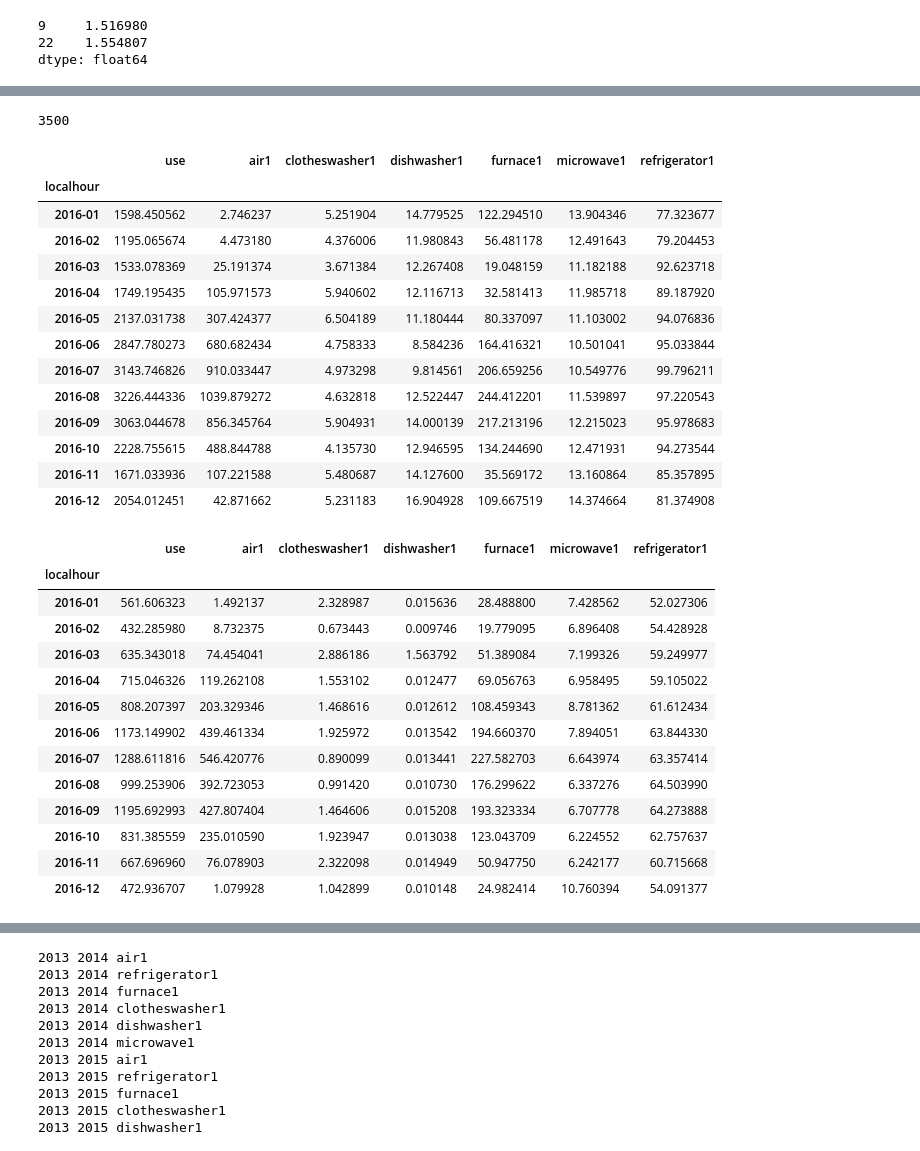
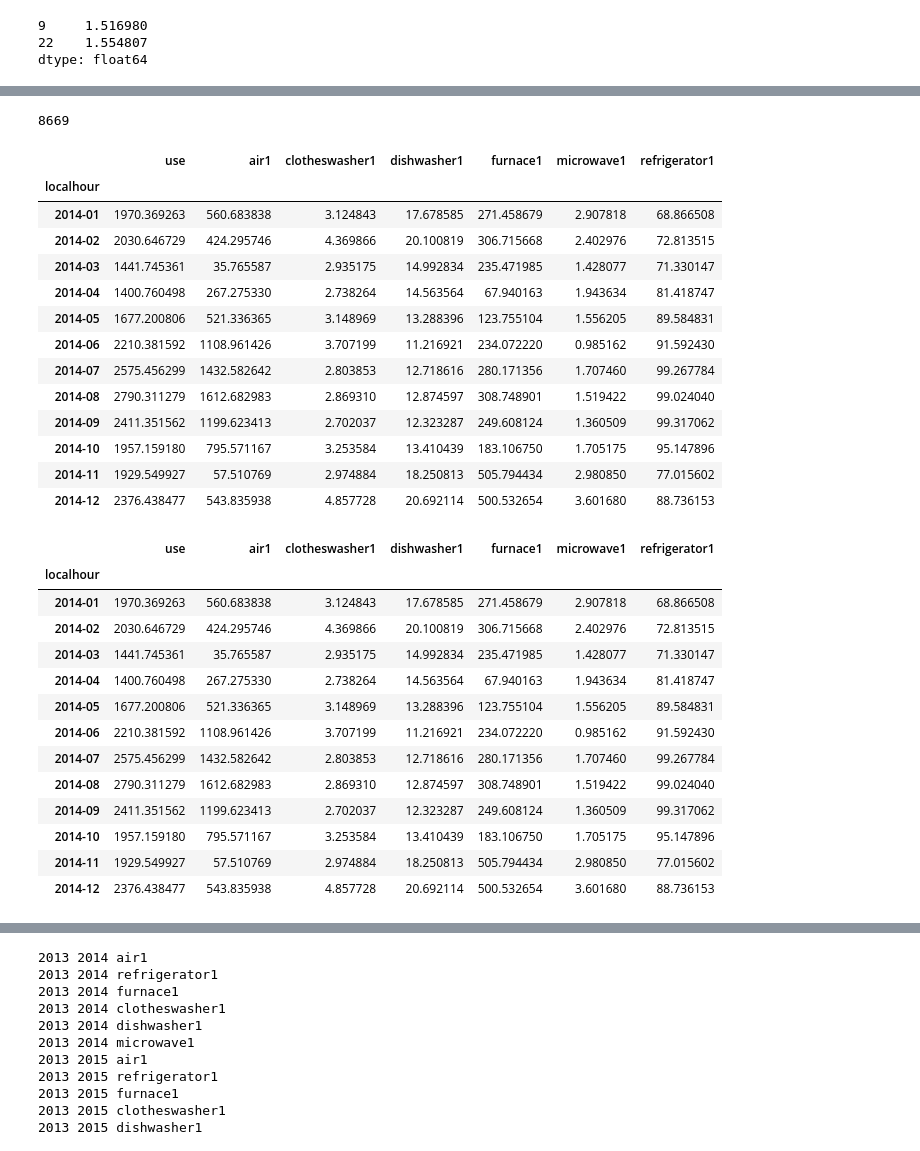
Before and after one commit to yilingjia/dataport, a Jupyter notebook: notebook/data_analysis_outliers.ipynb, the cells around one changed output, grey strips where cells are left out. Cells and saved outputs as stored; diff of their text form; code cells hidden in the pictures.

```diff
--- a/notebook/data_analysis_outliers.ipynb
+++ b/notebook/data_analysis_outliers.ipynb
@@ -86,36 +131,37 @@ dtype: float64
 # %%
-print(list(data[year].keys())[22])
-data[year][list(data[year].keys())[22]]
+year=2014
+print(list(data[year].keys())[48])
+data[year][list(data[year].keys())[48]]
 # %% [output]
-3500
+8669
 |  | use | air1 | clotheswasher1 | dishwasher1 | furnace1 | microwave1 | refrigerator1 |
 | localhour |  |  |  |  |  |  |  |
-| 2016-01 | 1598.450562 | 2.746237 | 5.251904 | 14.779525 | 122.294510 | 13.904346 | 77.323677 |
-| 2016-02 | 1195.065674 | 4.473180 | 4.376006 | 11.980843 | 56.481178 | 12.491643 | 79.204453 |
-| 2016-03 | 1533.078369 | 25.191374 | 3.671384 | 12.267408 | 19.048159 | 11.182188 | 92.623718 |
-| 2016-04 | 1749.195435 | 105.971573 | 5.940602 | 12.116713 | 32.581413 | 11.985718 | 89.187920 |
-| 2016-05 | 2137.031738 | 307.424377 | 6.504189 | 11.180444 | 80.337097 | 11.103002 | 94.076836 |
-| 2016-06 | 2847.780273 | 680.682434 | 4.758333 | 8.584236 | 164.416321 | 10.501041 | 95.033844 |
-| 2016-07 | 3143.746826 | 910.033447 | 4.973298 | 9.814561 | 206.659256 | 10.549776 | 99.796211 |
-| 2016-08 | 3226.444336 | 1039.879272 | 4.632818 | 12.522447 | 244.412201 | 11.539897 | 97.220543 |
-| 2016-09 | 3063.044678 | 856.345764 | 5.904931 | 14.000139 | 217.213196 | 12.215023 | 95.978683 |
-| 2016-10 | 2228.755615 | 488.844788 | 4.135730 | 12.946595 | 134.244690 | 12.471931 | 94.273544 |
-| 2016-11 | 1671.033936 | 107.221588 | 5.480687 | 14.127600 | 35.569172 | 13.160864 | 85.357895 |
-| 2016-12 | 2054.012451 | 42.871662 | 5.231183 | 16.904928 | 109.667519 | 14.374664 | 81.374908 |
+| 2014-01 | 1970.369263 | 560.683838 | 3.124843 | 17.678585 | 271.458679 | 2.907818 | 68.866508 |
+| 2014-02 | 2030.646729 | 424.295746 | 4.369866 | 20.100819 | 306.715668 | 2.402976 | 72.813515 |
+| 2014-03 | 1441.745361 | 35.765587 | 2.935175 | 14.992834 | 235.471985 | 1.428077 | 71.330147 |
+| 2014-04 | 1400.760498 | 267.275330 | 2.738264 | 14.563564 | 67.940163 | 1.943634 | 81.418747 |
+| 2014-05 | 1677.200806 | 521.336365 | 3.148969 | 13.288396 | 123.755104 | 1.556205 | 89.584831 |
+| 2014-06 | 2210.381592 | 1108.961426 | 3.707199 | 11.216921 | 234.072220 | 0.985162 | 91.592430 |
+| 2014-07 | 2575.456299 | 1432.582642 | 2.803853 | 12.718616 | 280.171356 | 1.707460 | 99.267784 |
+| 2014-08 | 2790.311279 | 1612.682983 | 2.869310 | 12.874597 | 308.748901 | 1.519422 | 99.024040 |
+| 2014-09 | 2411.351562 | 1199.623413 | 2.702037 | 12.323287 | 249.608124 | 1.360509 | 99.317062 |
+| 2014-10 | 1957.159180 | 795.571167 | 3.253584 | 13.410439 | 183.106750 | 1.705175 | 95.147896 |
+| 2014-11 | 1929.549927 | 57.510769 | 2.974884 | 18.250813 | 505.794434 | 2.980850 | 77.015602 |
+| 2014-12 | 2376.438477 | 543.835938 | 4.857728 | 20.692114 | 500.532654 | 3.601680 | 88.736153 |
 # %%
-data[year].pop(3482)
+data[year].pop(8669)
 # %% [output]
 |  | use | air1 | clotheswasher1 | dishwasher1 | furnace1 | microwave1 | refrigerator1 |
 | localhour |  |  |  |  |  |  |  |
-| 2016-01 | 561.606323 | 1.492137 | 2.328987 | 0.015636 | 28.488800 | 7.428562 | 52.027306 |
-| 2016-02 | 432.285980 | 8.732375 | 0.673443 | 0.009746 | 19.779095 | 6.896408 | 54.428928 |
-| 2016-03 | 635.343018 | 74.454041 | 2.886186 | 1.563792 | 51.389084 | 7.199326 | 59.249977 |
-| 2016-04 | 715.046326 | 119.262108 | 1.553102 | 0.012477 | 69.056763 | 6.958495 | 59.105022 |
-| 2016-05 | 808.207397 | 203.329346 | 1.468616 | 0.012612 | 108.459343 | 8.781362 | 61.612434 |
-| 2016-06 | 1173.149902 | 439.461334 | 1.925972 | 0.013542 | 194.660370 | 7.894051 | 63.844330 |
-| 2016-07 | 1288.611816 | 546.420776 | 0.890099 | 0.013441 | 227.582703 | 6.643974 | 63.357414 |
-| 2016-08 | 999.253906 | 392.723053 | 0.991420 | 0.010730 | 176.299622 | 6.337276 | 64.503990 |
-| 2016-09 | 1195.692993 | 427.807404 | 1.464606 | 0.015208 | 193.323334 | 6.707778 | 64.273888 |
-| 2016-10 | 831.385559 | 235.010590 | 1.923947 | 0.013038 | 123.043709 | 6.224552 | 62.757637 |
-| 2016-11 | 667.696960 | 76.078903 | 2.322098 | 0.014949 | 50.947750 | 6.242177 | 60.715668 |
-| 2016-12 | 472.936707 | 1.079928 | 1.042899 | 0.010148 | 24.982414 | 10.760394 | 54.091377 |
+| 2014-01 | 1970.369263 | 560.683838 | 3.124843 | 17.678585 | 271.458679 | 2.907818 | 68.866508 |
+| 2014-02 | 2030.646729 | 424.295746 | 4.369866 | 20.100819 | 306.715668 | 2.402976 | 72.813515 |
+| 2014-03 | 1441.745361 | 35.765587 | 2.935175 | 14.992834 | 235.471985 | 1.428077 | 71.330147 |
+| 2014-04 | 1400.760498 | 267.275330 | 2.738264 | 14.563564 | 67.940163 | 1.943634 | 81.418747 |
+| 2014-05 | 1677.200806 | 521.336365 | 3.148969 | 13.288396 | 123.755104 | 1.556205 | 89.584831 |
+| 2014-06 | 2210.381592 | 1108.961426 | 3.707199 | 11.216921 | 234.072220 | 0.985162 | 91.592430 |
+| 2014-07 | 2575.456299 | 1432.582642 | 2.803853 | 12.718616 | 280.171356 | 1.707460 | 99.267784 |
+| 2014-08 | 2790.311279 | 1612.682983 | 2.869310 | 12.874597 | 308.748901 | 1.519422 | 99.024040 |
+| 2014-09 | 2411.351562 | 1199.623413 | 2.702037 | 12.323287 | 249.608124 | 1.360509 | 99.317062 |
+| 2014-10 | 1957.159180 | 795.571167 | 3.253584 | 13.410439 | 183.106750 | 1.705175 | 95.147896 |
+| 2014-11 | 1929.549927 | 57.510769 | 2.974884 | 18.250813 | 505.794434 | 2.980850 | 77.015602 |
+| 2014-12 | 2376.438477 | 543.835938 | 4.857728 | 20.692114 | 500.532654 | 3.601680 | 88.736153 |
```
Also changed, not shown: parts of 8 cells of this notebook, 6 other files.
